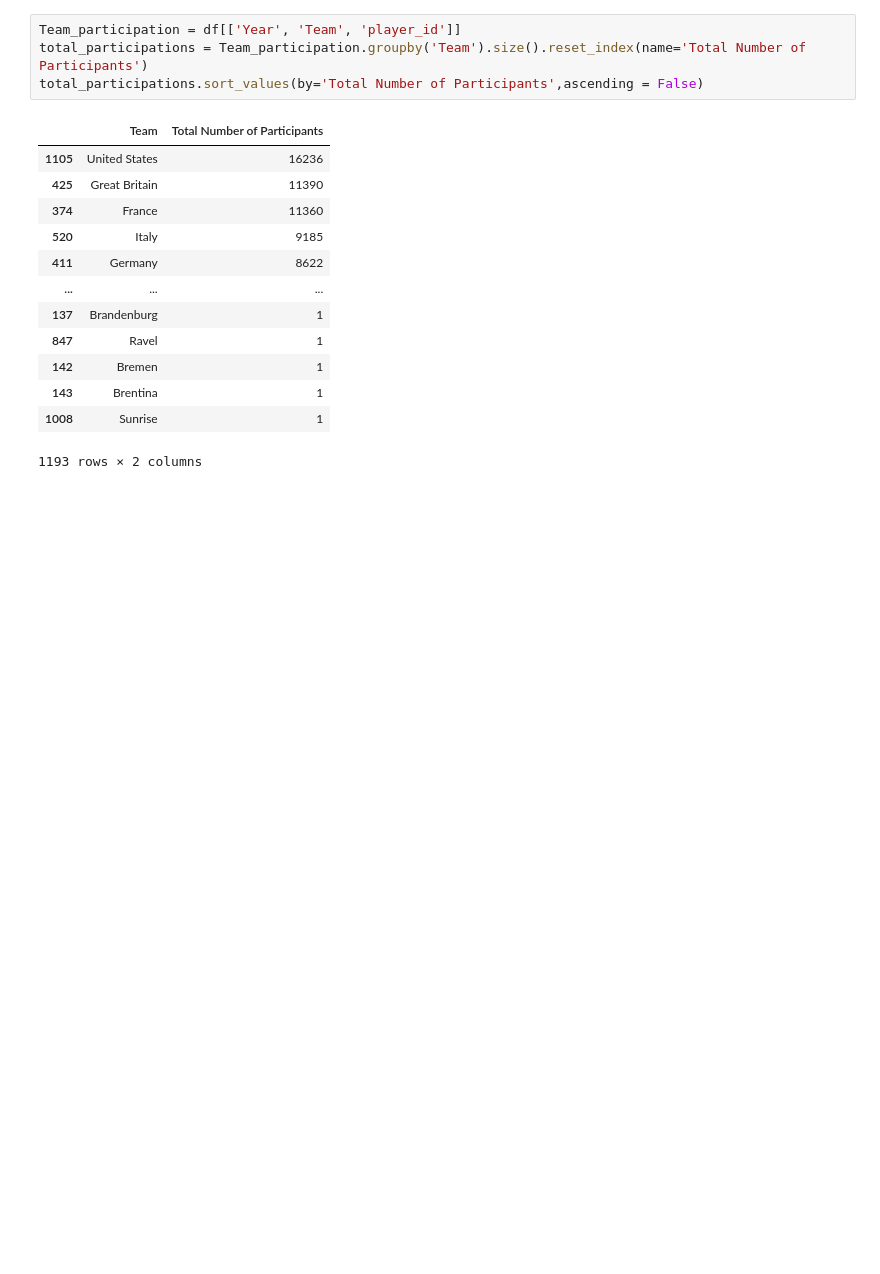
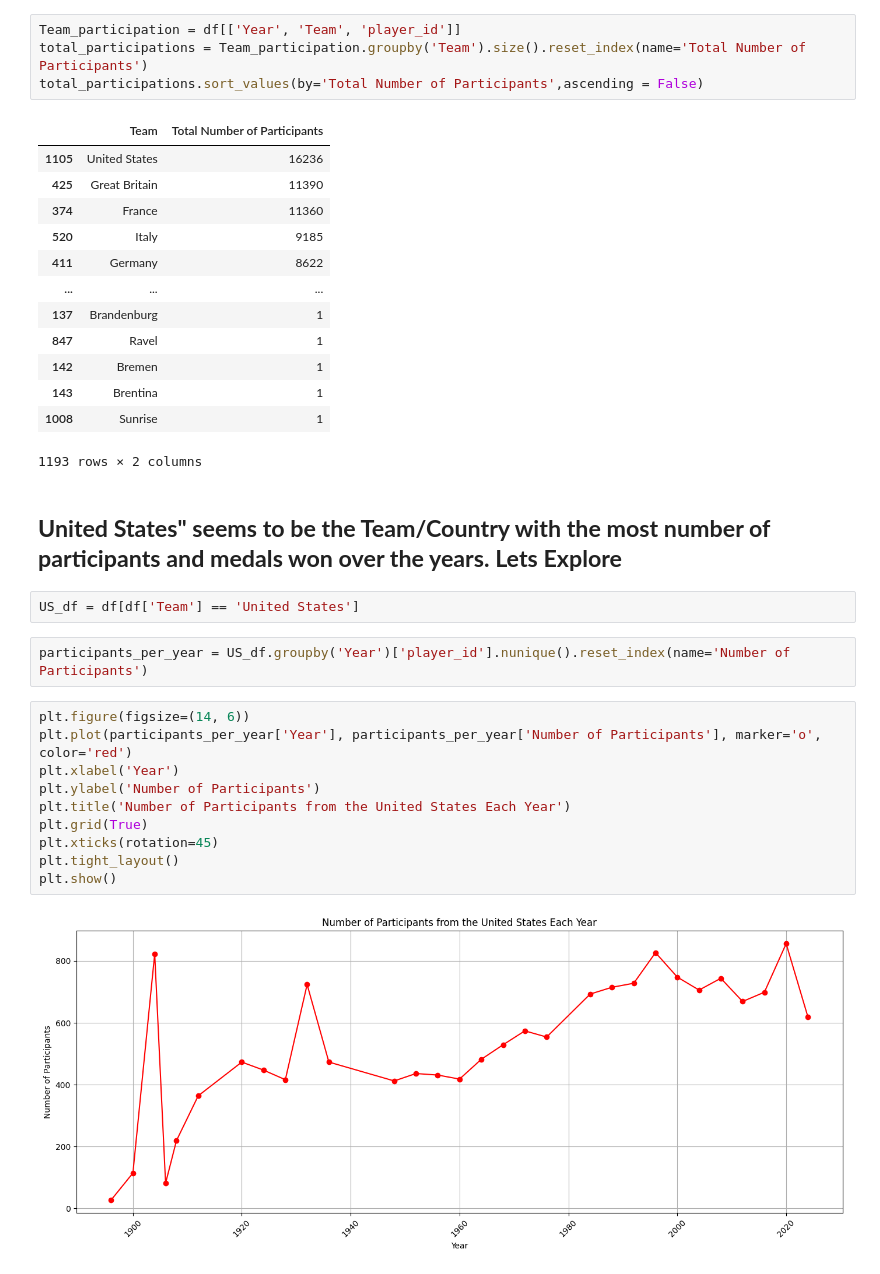
Before and after one commit to saadkhalidabbasi/EDA-Projects, a Jupyter notebook: Summer_Olympics_Medals_(1896_2024).ipynb, the cells around one changed output. Saved outputs shown, nothing was run; the diff lists cells and outputs as text; blank space fills up the shorter version.

```diff
--- a/Summer_Olympics_Medals_(1896_2024).ipynb
+++ b/Summer_Olympics_Medals_(1896_2024).ipynb
@@ -175,3 +175,21 @@ total_participations.sort_values(by='Total Number of Participants',ascending = F
 | 143 | Brentina | 1 |
 | 1008 | Sunrise | 1 |
 1193 rows × 2 columns
+# %% [markdown]
+## **United States" seems to be the Team/Country with the most number of participants and medals won over the years. Lets Explore**
+# %%
+US_df = df[df['Team'] == 'United States']
+# %%
+participants_per_year = US_df.groupby('Year')['player_id'].nunique().reset_index(name='Number of Participants')
+# %%
+plt.figure(figsize=(14, 6))
+plt.plot(participants_per_year['Year'], participants_per_year['Number of Participants'], marker='o', color='red')
+plt.xlabel('Year')
+plt.ylabel('Number of Participants')
+plt.title('Number of Participants from the United States Each Year')
+plt.grid(True)
+plt.xticks(rotation=45)
+plt.tight_layout()
+plt.show()
+# %% [output]
+[figure, added]
```
Also changed, not shown: parts of 6 cells of this notebook.
